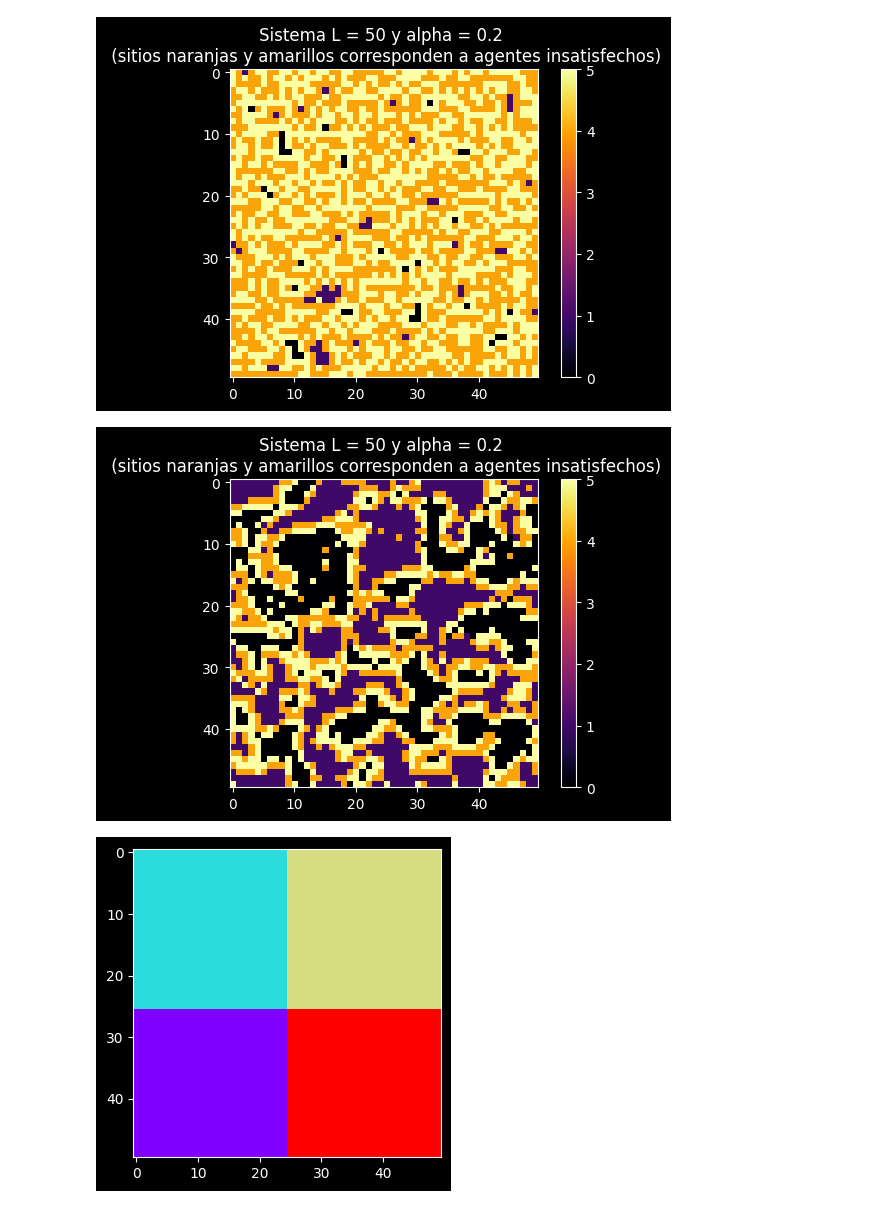
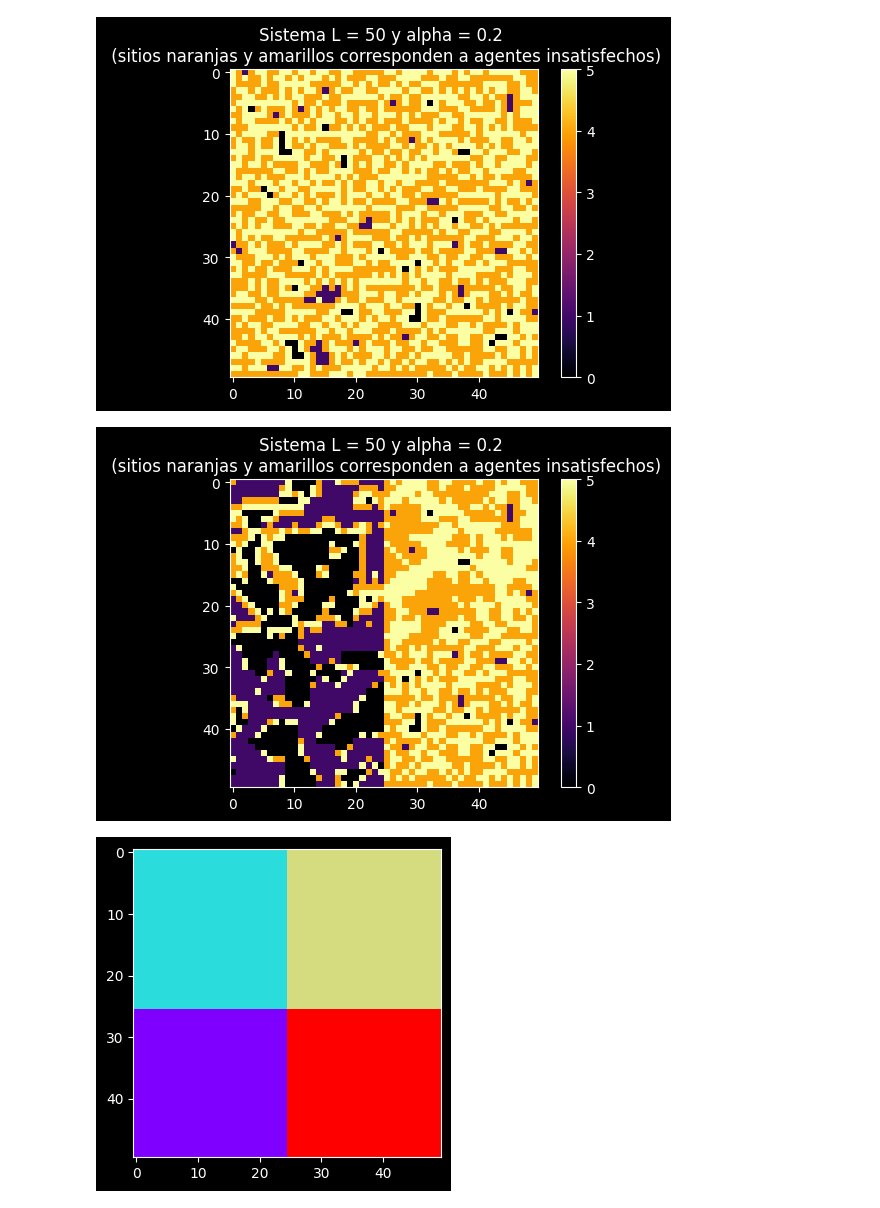
Before and after one commit to joangq/msscae-tp, a Jupyter notebook: src/main.ipynb, the cells around one changed output. Drawn from its saved outputs; the diff is of its cells as text; code cells hidden in the pictures.

Commit message:
Agrego costo prop. por barrio

```diff
--- a/src/main.ipynb
+++ b/src/main.ipynb
@@ -21,33 +21,33 @@ def criterio_equilibrio(serie: np.ndarray[float], lag: int, tol: float) -> bool:
 # %%
 mapa_barrios = cargar_barrios('./tp/mapas/mapa.txt')
 
 escala = 0.015
 costo_mudanza_por_barrio = [
     escala * 200,
     escala * 150,
     escala * 80,
     escala * 10
 ]
 
 precios_prop = np.array(costo_mudanza_por_barrio) / max(costo_mudanza_por_barrio) * 1.35
 
 rng = random_number_generator(seed=1)
 modelo = mercado_inmobiliario(
     L=50,
     alpha=.2,
     rng=rng,
     configuracion_barrios=mapa_barrios,
     precios_barrios=costo_mudanza_por_barrio,
-    # precios_prop_barrios=precios_prop,
+    precios_prop_barrios=precios_prop,
     rango_de_vision=0.7
 )
 
 sim = simulador(modelo, criterio_equilibrio, max_steps=50, lag=20, tol=1E-3)
 modelo.lattice_plot()
 sim.run()
 modelo.lattice_plot()
 mostrar_barrios(modelo.mapa_barrios);
 # %% [output]
 [figure]
-[figure, old version]
+[figure, new version]
 [figure]
```
Also changed, not shown: 1 other file.
